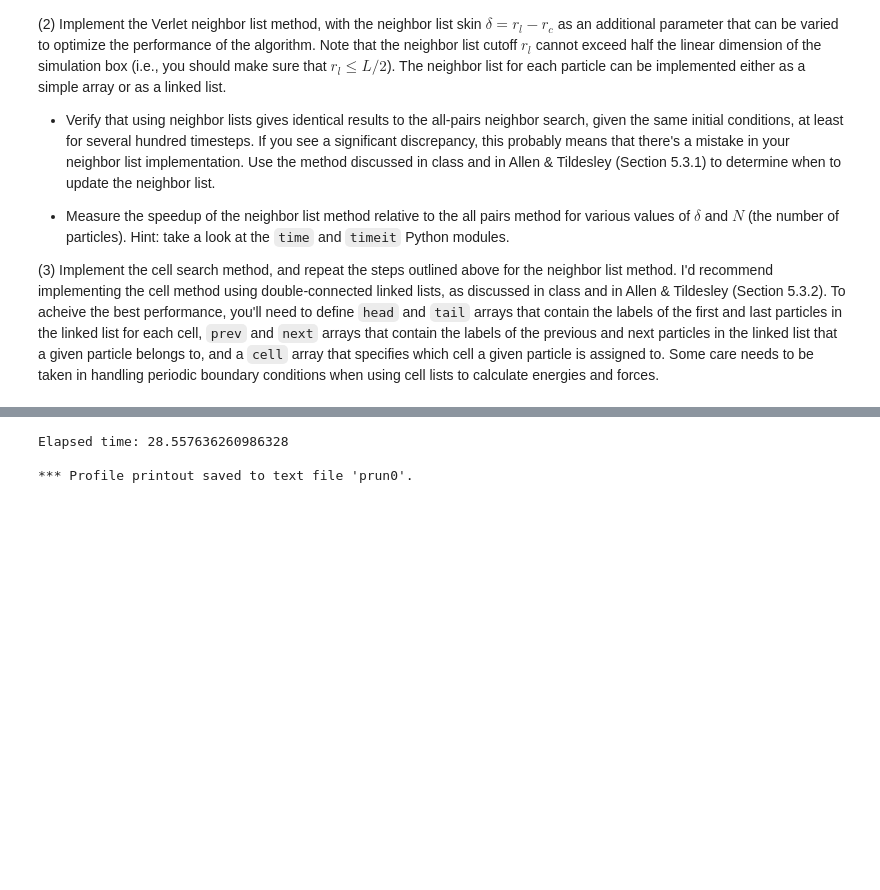
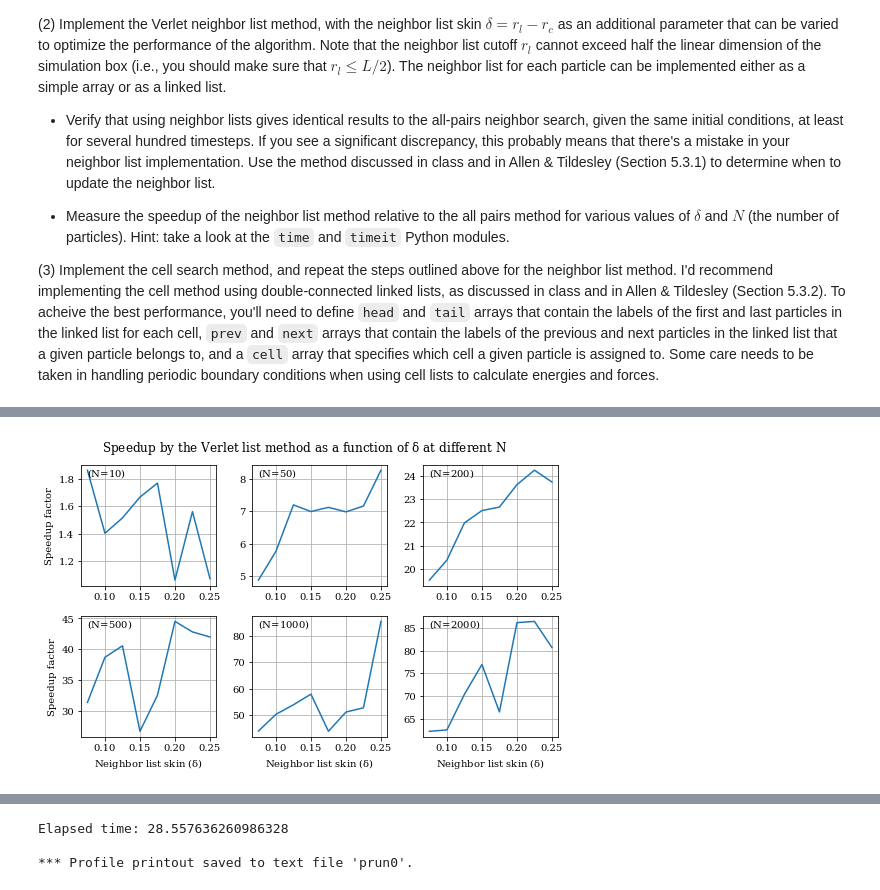
Before and after one commit to wehs7661/CompPhys, a Jupyter notebook: Exercises/Exercise_02.ipynb, the cells around one changed output, grey strips where cells are left out. Cells and saved outputs as stored; diff of their text form; code cells hidden in the pictures; blank space fills up the shorter version.

Commit message:
Wrapped up Exercise 2 (Forgot the push the changes earlier before the deadline ...)

```diff
--- a/Exercises/Exercise_02.ipynb
+++ b/Exercises/Exercise_02.ipynb
@@ -33,3 +83,18 @@ from CompPhysLib.Molecular_Simulations import *
 # %%
 param = Initialization('Exercise_02.yml')
 MD = MolecularDynamics(param)
+# %%
+MD.search_method = 'all-pairs'
+MD.verlet_integration(MD.velocities, MD.coords)
+TA = TrajAnalysis(MD, 'Exercise_02_traj.yml')
+print('The total energy at the last time step calculated by the all-pairs method is: ', TA.E_total[-1])
+
+MD.search_method = 'verlet'
+MD.verlet_integration(MD.velocities, MD.coords)
+TA = TrajAnalysis(MD, 'Exercise_02_traj.yml')
+print('The total energy at the last time step calculated by the Verlet list method is: ', TA.E_total[-1])
+
+MD.search_method = 'cell'
+MD.verlet_integration(MD.velocities, MD.coords)
+TA = TrajAnalysis(MD, 'Exercise_02_traj.yml')
+print('The total energy at the last time step calculated by the cell list method is: ', TA.E_total[-1])
@@ -35,0 +180,12 @@ MD = MolecularDynamics(param)
+# %%
+param = Initialization('Exercise_02.yml')
+param.N_steps = 200
+param.print_coords = 'no'
+N = [10, 50, 200, 500, 1000, 2000]
+delta = np.linspace(0.075, 0.25, 8)
+
+t1 = time.time()
+compare_verlet_allpairs(param, N, delta)
+t2 = time.time()
+print('Time elapsed: ', t2 - t1)
+# %% [output]
@@ -35,0 +193 @@ MD = MolecularDynamics(param)
+[figure, added]
```
Also changed, not shown: parts of 36 cells of this notebook, 4 other files.
